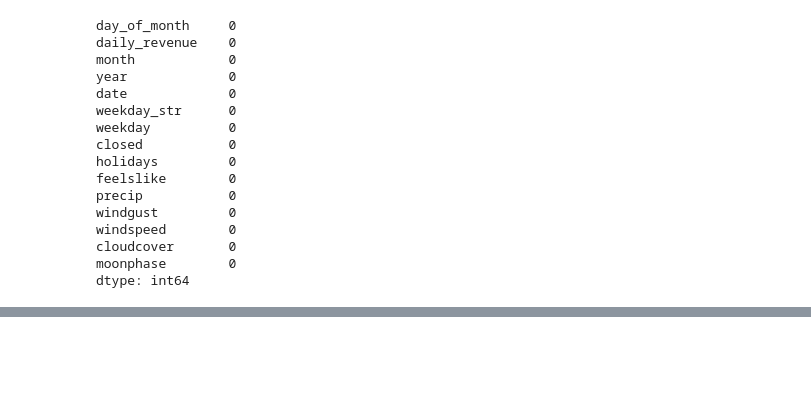
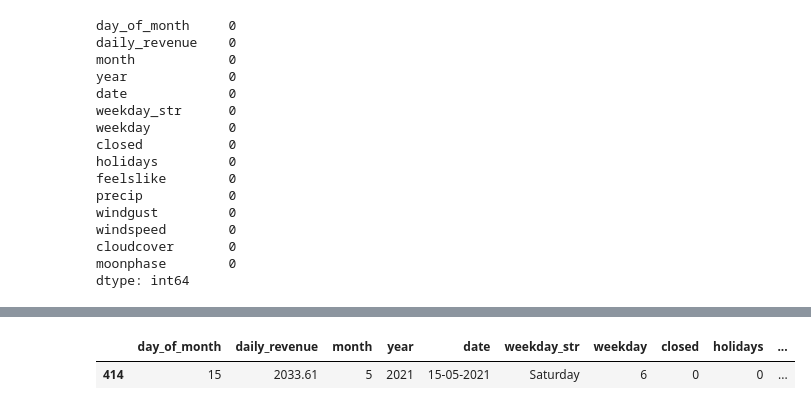
Before and after one commit to germanortola/restaurants-in-Barcelona, a Jupyter notebook: draft_lalluna.ipynb, the cells around one changed output, grey strips where cells are left out. Cells and saved outputs as stored; diff of their text form; code cells hidden in the pictures; blank space fills up the shorter version.

```diff
--- a/draft_lalluna.ipynb
+++ b/draft_lalluna.ipynb
@@ -458,0 +473,8 @@ la_lluna.dropna(inplace=True)
+# %%
+la_lluna['date'] = pd.to_datetime(la_lluna['year'].astype(str) + '-' + la_lluna['month'].astype(str).str.zfill(2) + '-' + la_lluna['day_of_month'].astype(str).str.zfill(2))
+la_lluna['date'] = la_lluna['date'].dt.strftime('%d-%m-%Y')
+# %%
+la_lluna.sample()
+# %% [output]
+|  | day_of_month | daily_revenue | month | year | date | weekday_str | weekday | closed | holidays | ... |
+| 414 | 15 | 2033.61 | 5 | 2021 | 15-05-2021 | Saturday | 6 | 0 | 0 | ... |
```
Also changed, not shown: parts of 4 cells of this notebook.
